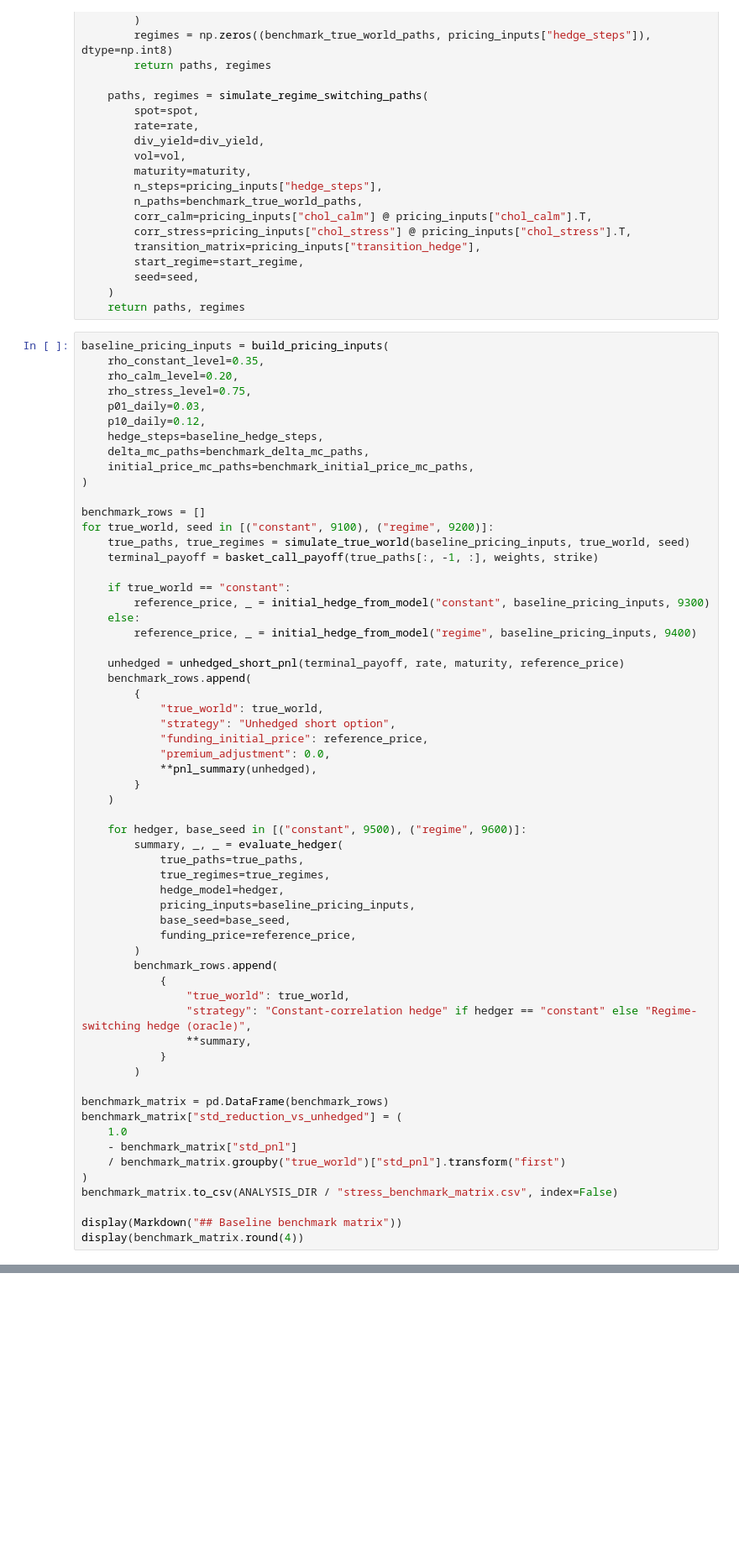
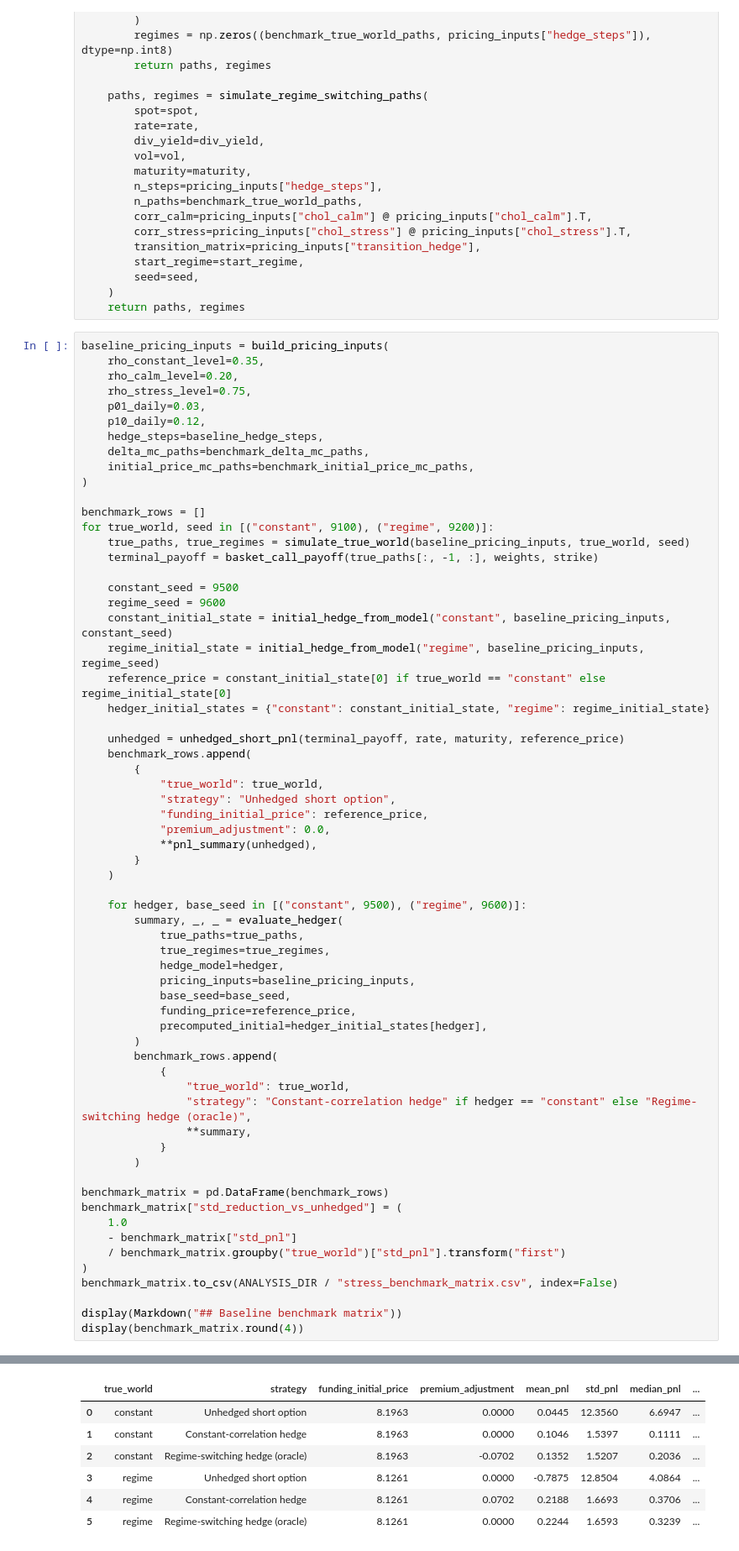
Before and after one commit to hamza11235/Multi_Asset_Option_Pricing, a Jupyter notebook: notebooks/03_stress_sensitivity.ipynb, the cells around one changed output, grey strips where cells are left out. Shown at 84% size. Cells and saved outputs as stored; diff of their text form; blank space fills up the shorter version.

```diff
--- a/notebooks/03_stress_sensitivity.ipynb
+++ b/notebooks/03_stress_sensitivity.ipynb
@@ -159,10 +159,12 @@ for true_world, seed in [("constant", 9100), ("regime", 9200)]:
     true_paths, true_regimes = simulate_true_world(baseline_pricing_inputs, true_world, seed)
     terminal_payoff = basket_call_payoff(true_paths[:, -1, :], weights, strike)
 
-    if true_world == "constant":
-        reference_price, _ = initial_hedge_from_model("constant", baseline_pricing_inputs, 9300)
-    else:
-        reference_price, _ = initial_hedge_from_model("regime", baseline_pricing_inputs, 9400)
+    constant_seed = 9500
+    regime_seed = 9600
+    constant_initial_state = initial_hedge_from_model("constant", baseline_pricing_inputs, constant_seed)
+    regime_initial_state = initial_hedge_from_model("regime", baseline_pricing_inputs, regime_seed)
+    reference_price = constant_initial_state[0] if true_world == "constant" else regime_initial_state[0]
+    hedger_initial_states = {"constant": constant_initial_state, "regime": regime_initial_state}
 
     unhedged = unhedged_short_pnl(terminal_payoff, rate, maturity, reference_price)
     benchmark_rows.append(
@@ -183,6 +185,7 @@ for true_world, seed in [("constant", 9100), ("regime", 9200)]:
             pricing_inputs=baseline_pricing_inputs,
             base_seed=base_seed,
             funding_price=reference_price,
+            precomputed_initial=hedger_initial_states[hedger],
         )
         benchmark_rows.append(
             {
@@ -202,3 +205,4 @@ benchmark_matrix.to_csv(ANALYSIS_DIR / "stress_benchmark_matrix.csv", index=Fals
 
 display(Markdown("## Baseline benchmark matrix"))
 display(benchmark_matrix.round(4))
+# %% [output]
@@ -205,3 +210,10 @@ display(benchmark_matrix.round(4))
+|  | true_world | strategy | funding_initial_price | premium_adjustment | mean_pnl | std_pnl | median_pnl | ... |
+| 0 | constant | Unhedged short option | 8.1963 | 0.0000 | 0.0445 | 12.3560 | 6.6947 | ... |
+| 1 | constant | Constant-correlation hedge | 8.1963 | 0.0000 | 0.1046 | 1.5397 | 0.1111 | ... |
+| 2 | constant | Regime-switching hedge (oracle) | 8.1963 | -0.0702 | 0.1352 | 1.5207 | 0.2036 | ... |
+| 3 | regime | Unhedged short option | 8.1261 | 0.0000 | -0.7875 | 12.8504 | 4.0864 | ... |
+| 4 | regime | Constant-correlation hedge | 8.1261 | 0.0702 | 0.2188 | 1.6693 | 0.3706 | ... |
+| 5 | regime | Regime-switching hedge (oracle) | 8.1261 | 0.0000 | 0.2244 | 1.6593 | 0.3239 | ... |
 # %%
 def run_structural_scenario(hedge_steps, lambda_daily, repeat_id, scenario_seed):
     stress_share_target = 0.40
```
Also changed, not shown: parts of 3 cells of this notebook, 18 other files.
